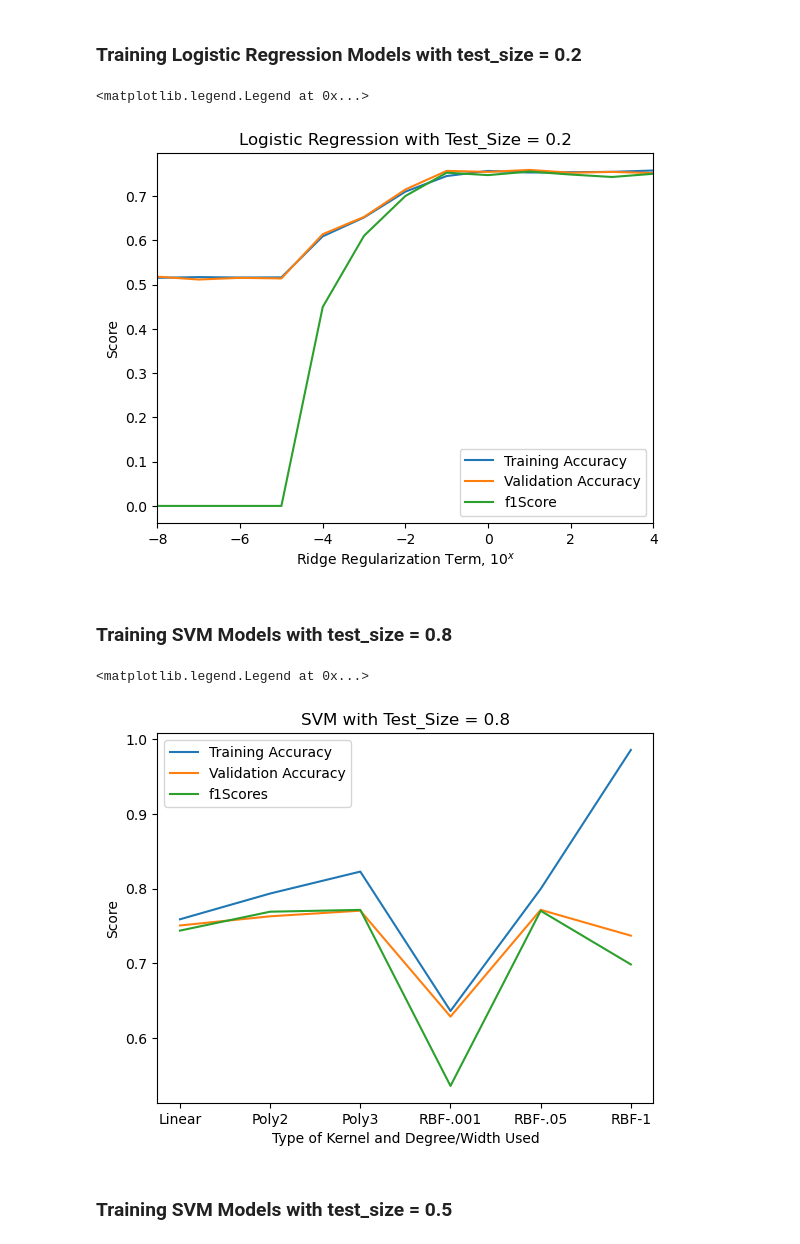
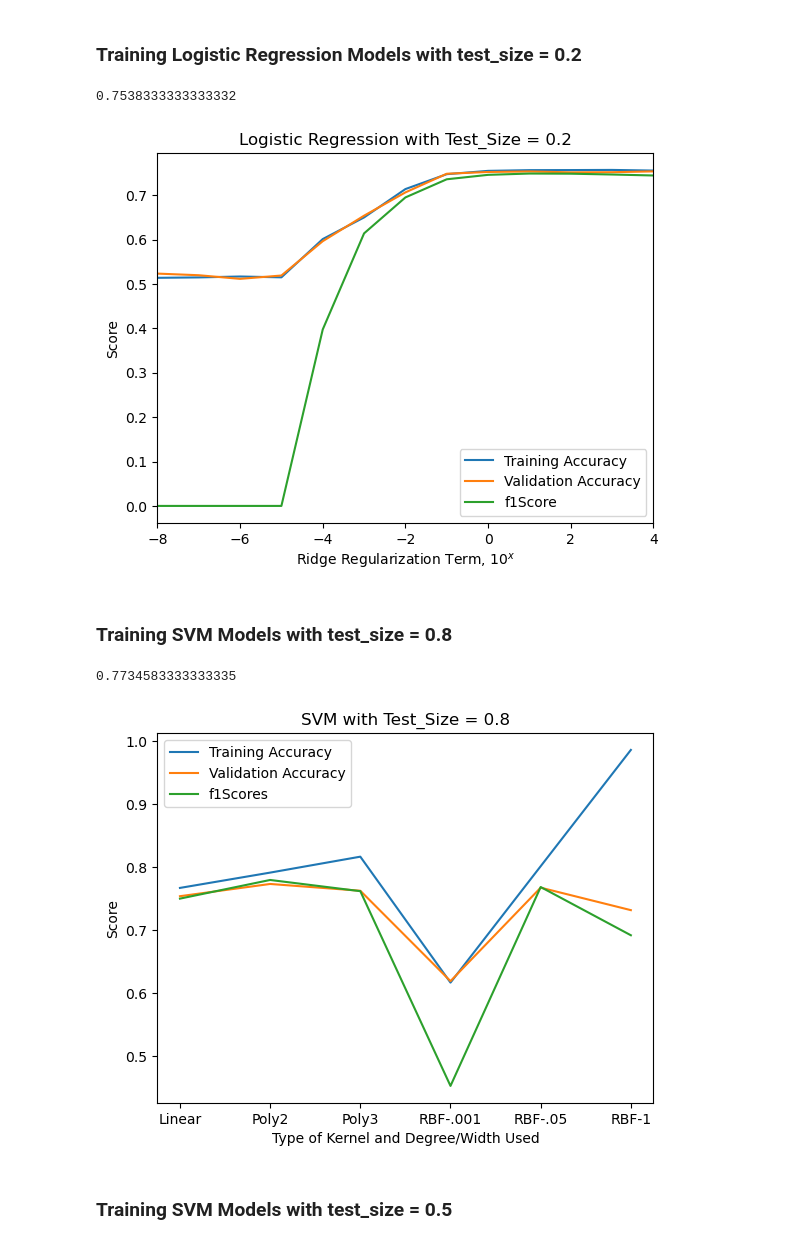
Before and after one commit to alihuss1017/COGS118AFinal, a Jupyter notebook: cover.ipynb, the cells around one changed output. Drawn from its saved outputs; the diff is of its cells as text; code cells hidden in the pictures.

```diff
--- a/cover.ipynb
+++ b/cover.ipynb
@@ -103,7 +105,7 @@ plt.legend()
 # %% [markdown]
 ### Training Logistic Regression Models with test_size = 0.2
 # %%
-train_acc, val_acc, f1_scores = train_models(X, Y, lr_models, 0.2)
+train_acc, val_acc, f1_scores, best_acc, best_lr_model = train_models(X, Y, lr_models, 0.2)
 plt.title("Logistic Regression with Test_Size = 0.2")
 plt.xlabel(r"Ridge Regularization Term, $10^x$")
 plt.ylabel("Score")
@@ -112,25 +114,27 @@ plt.plot(np.linspace(-8, 4, 13), train_acc, label = 'Training Accuracy')
 plt.plot(np.linspace(-8, 4, 13), val_acc, label = 'Validation Accuracy')
 plt.plot(np.linspace(-8, 4, 13), f1_scores, label = 'f1Score')
 plt.legend()
+print(best_acc)
 # %% [output]
-<matplotlib.legend.Legend at 0x...>
+0.7538333333333332
-[figure, old version]
+[figure, new version]
 # %% [markdown]
 ### Training SVM Models with test_size = 0.8
 # %%
 svm_labels = ['Linear', 'Poly2', 'Poly3', 'RBF-.001', 'RBF-.05', 'RBF-1']
 # %%
-train_acc, val_acc, f1_scores = train_models(X, Y, svm_models, 0.8)
+train_acc, val_acc, f1_scores, best_acc, best_svm_model = train_models(X, Y, svm_models, 0.8)
 plt.title("SVM with Test_Size = 0.8")
 plt.xlabel(r"Type of Kernel and Degree/Width Used")
 plt.ylabel("Score")
 plt.plot(svm_labels, train_acc, label = "Training Accuracy")
 plt.plot(svm_labels, val_acc, label = "Validation Accuracy")
 plt.plot(svm_labels, f1_scores, label = "f1Scores")
 plt.legend()
+print(best_acc)
 # %% [output]
-<matplotlib.legend.Legend at 0x...>
+0.7734583333333335
-[figure, old version]
+[figure, new version]
 # %% [markdown]
 ### Training SVM Models with test_size = 0.5
 # %%
```
Also changed, not shown: parts of 10 cells of this notebook, 4 other files.
